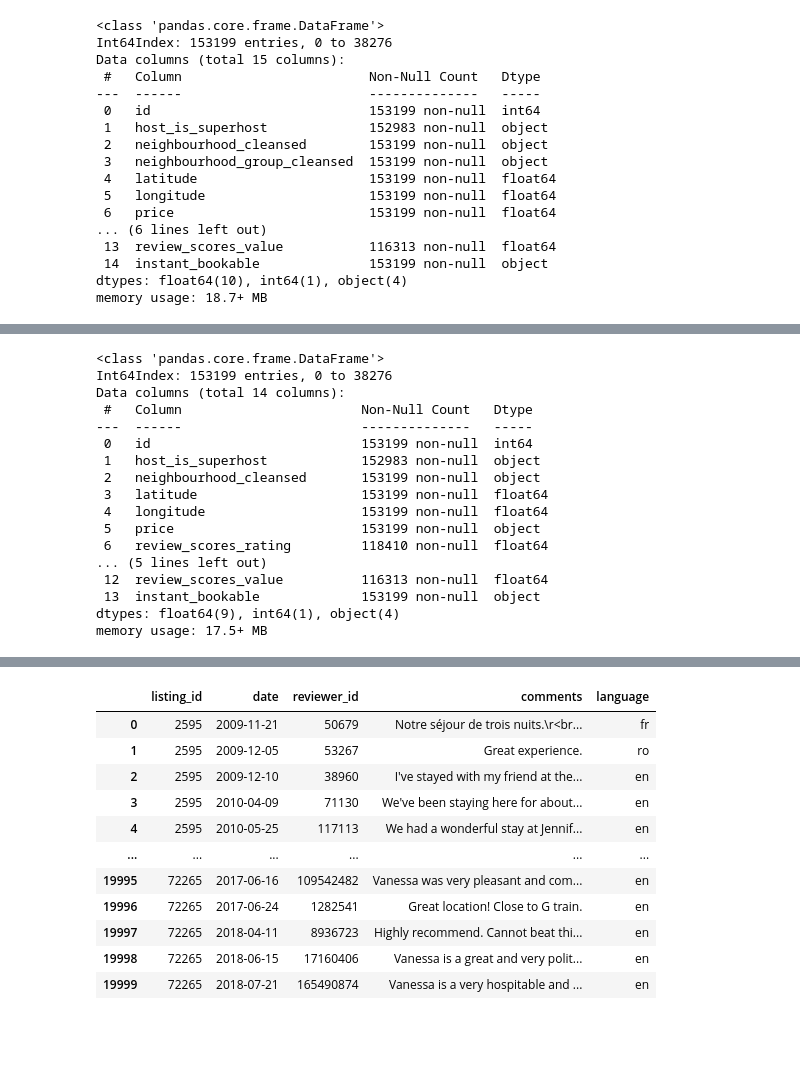
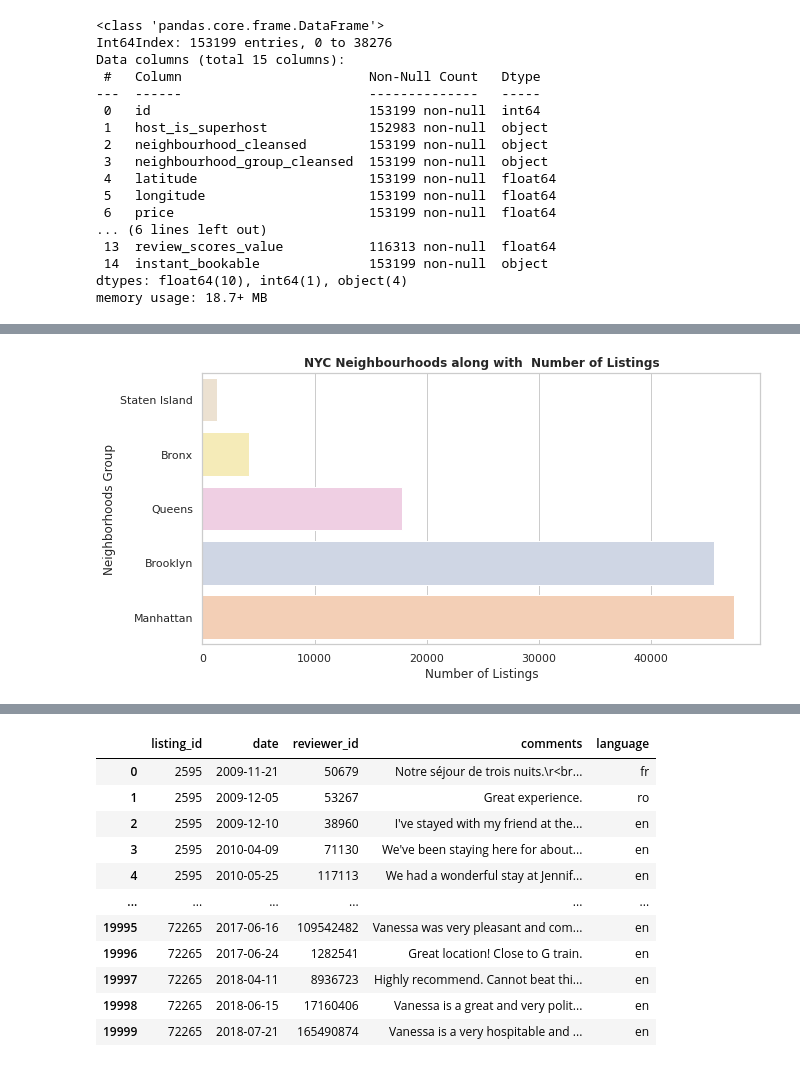
Before and after one commit to kamalova/Airbnb-Recommendation-Engine-NLP, a Jupyter notebook: dataload_EDA.ipynb, the cells around one changed output, grey strips where cells are left out. Cells and saved outputs as stored; diff of their text form; code cells hidden in the pictures; blank space fills up the shorter version.

```diff
--- a/dataload_EDA.ipynb
+++ b/dataload_EDA.ipynb
@@ -178,20 +172,10 @@ plt.show()
-# %%
-df_listings.info()
-# %% [output]
-<class 'pandas.core.frame.DataFrame'>
-Int64Index: 153199 entries, 0 to 38276
-Data columns (total 14 columns):
- #   Column                       Non-Null Count   Dtype
----  ------                       --------------   -----
- 0   id                           153199 non-null  int64
- 1   host_is_superhost            152983 non-null  object
- 2   neighbourhood_cleansed       153199 non-null  object
- 3   latitude                     153199 non-null  float64
- 4   longitude                    153199 non-null  float64
- 5   price                        153199 non-null  object
- 6   review_scores_rating         118410 non-null  float64
-... (5 lines left out)
- 12  review_scores_value          116313 non-null  float64
- 13  instant_bookable             153199 non-null  object
-dtypes: float64(9), int64(1), object(4)
-memory usage: 17.5+ MB
+# %%
+# Which neighborhood has the highest number of listings?
+f, ax = plt.subplots(figsize=(10, 5))
+sns.barplot(y = df_listings['neighbourhood_group_cleansed'].value_counts().sort_values(ascending=True).keys(),
+        x = df_listings['neighbourhood_group_cleansed'].value_counts().sort_values(ascending=True).values, orient='h', palette='Pastel2_r');
+plt.title('NYC Neighbourhoods along with  Number of Listings',fontweight="bold")
+ax.set_xlabel('Number of Listings')
+ax.set_ylabel('Neighborhoods Group');
+# %% [output]
+[figure, added]
```
Also changed, not shown: parts of 13 cells of this notebook.
